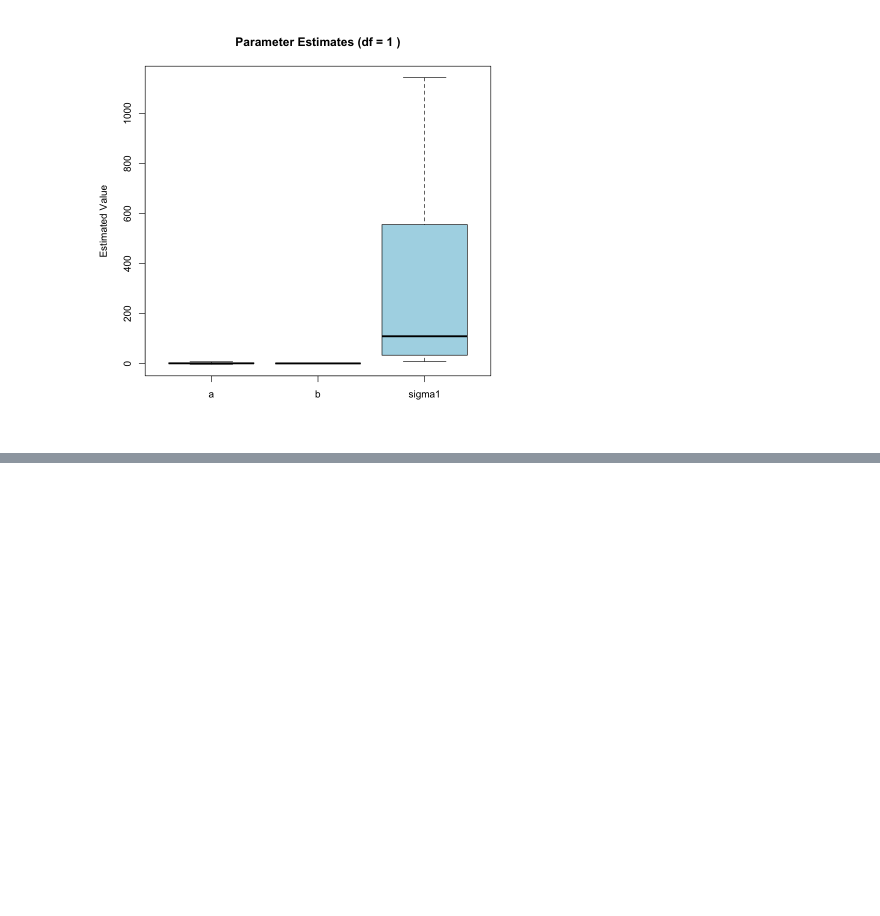
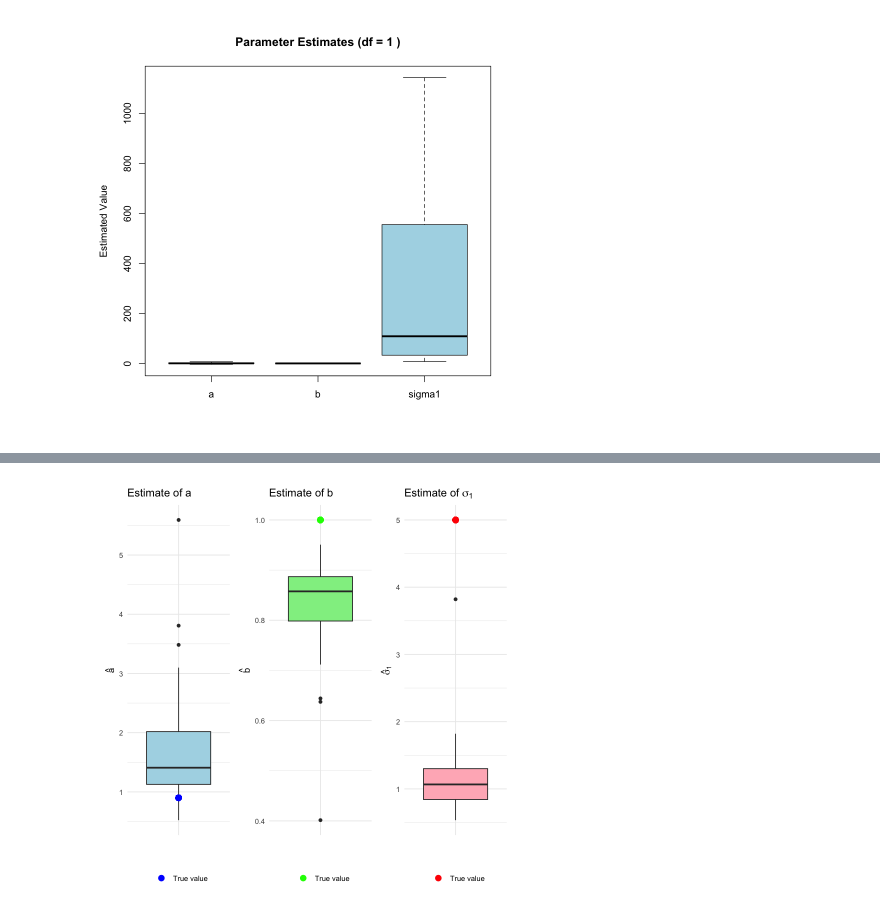
Before and after one commit to mathilderask/TimeSeriesAnalysis, a Jupyter notebook: Assignment4/opg1_nik.ipynb, the cells around one changed output, grey strips where cells are left out. Drawn from its saved outputs; the diff is of its cells as text; code cells hidden in the pictures; blank space fills up the shorter version.

```diff
--- a/Assignment4/opg1_nik.ipynb
+++ b/Assignment4/opg1_nik.ipynb
@@ -216,3 +285,81 @@ Warning message in log(S):
 "NaNs produced"
 [figure]
 [figure]
+# %%
+library(ggplot2)
+library(patchwork)
+
+set.seed(25)
+A <- 0.9
+B <- 1
+C <- 1
+X0 <- 5
+n <- 100
+m <- 100
+df <- c(100, 5, 2, 1)
+
+plots_list <- list()
+
+for (v in 1:4) {
+
+  y <- matrix(NA, nrow = n, ncol = m)
+  Estimatedparameters <- matrix(NA, nrow = m, ncol = 3)
+
+  for (j in 1:m) {
+    X <- X0
+    for (i in 1:n) {
+      X <- A * X + B + rt(1, df[v])
+      y[i, j] <- C * X + rnorm(1)
+    }
+  }
+
+  for (j in 1:m) {
+    Estimatedparameters[j, ] <- optim(
+      fn = myLogLikFun,
+      par = c(5, 5, 5),
+      y = y[, j],
+      R = 1,
+      x_prior = 0,
+      P_prior = 10
+    )$par
+  }
+
+  # Data frame for plotting
+est_df <- data.frame(
+  a = Estimatedparameters[,1],
+  b = Estimatedparameters[,2],
+  sigma = Estimatedparameters[,3]
+)
+
+# Create each individual boxplot
+b1 <- ggplot(est_df, aes(x = "", y = a)) +
+  geom_boxplot(fill = "lightblue") +
+  geom_point(aes(x = 1, y = A, color = "True value"), size = 3) +  # Map color
+  scale_color_manual(name = "", values = c("True value" = "blue")) +  # Define color
+  labs(title = "Estimate of a", y = expression(hat(a)), x = "") +
+  theme_minimal() +
+  theme(legend.position = "bottom")  # Optional: place legend at bottom
+
+b2 <- ggplot(est_df, aes(x = "", y = b)) +
+  geom_boxplot(fill = "lightgreen") +
+  geom_point(aes(x = 1, y = B, color = "True value"), size = 3) +
+  scale_color_manual(name = "", values = c("True value" = "green")) +
+  labs(title = "Estimate of b", y = expression(hat(b)), x = "") +
+  theme_minimal() +
+  theme(legend.position = "bottom")
+
+b3 <- ggplot(est_df, aes(x = "", y = sigma)) +
+  geom_boxplot(fill = "lightpink") +
+  geom_point(aes(x = 1, y = sigma1, color = "True value"), size = 3) +
+  scale_color_manual(name = "", values = c("True value" = "red")) +
+  labs(title = expression("Estimate of" ~ sigma[1]), y = expression(hat(sigma)[1]), x = "") +
+  theme_minimal() +
+  theme(legend.position = "bottom")
+
+  # Combine for this df
+  plots_list[[v]] <- b1 | b2 | b3
+}
+
+# Now combine all 4 plots vertically
+plots_list[[1]]
+# %% [output]
@@ -218,0 +383 @@ Warning message in log(S):
+[figure, added]
```
Also changed, not shown: parts of 9 cells of this notebook, 9 other files.
